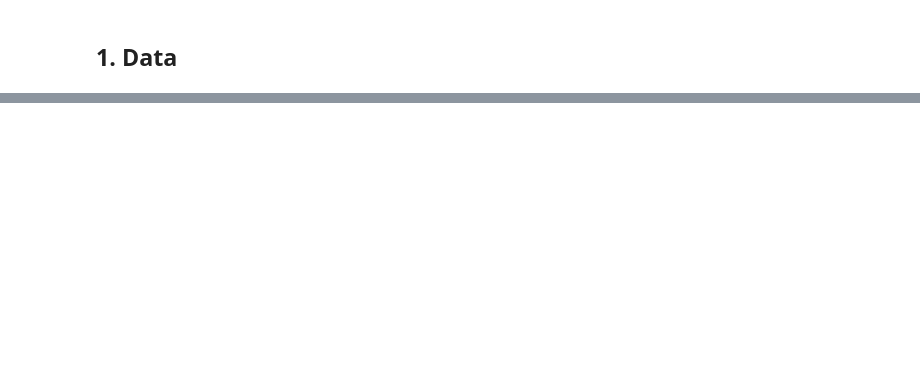
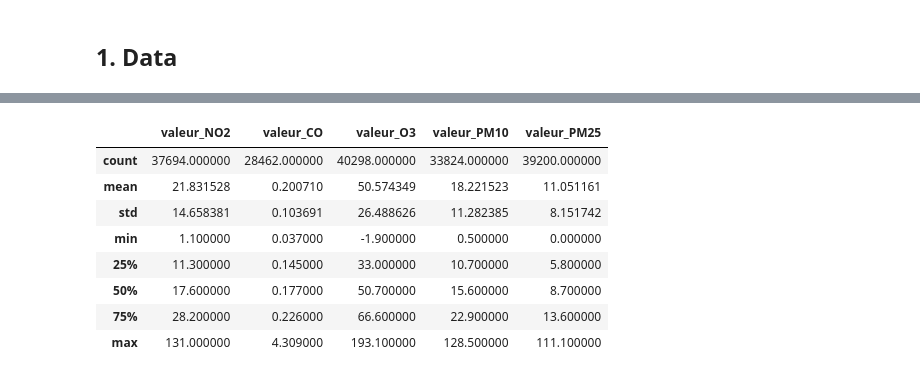
Before and after one commit to dorabijvoet/kaggle_air_quality_capgemini, a Jupyter notebook: notebooks/eda.ipynb, the cells around one changed output, grey strips where cells are left out. Cells and saved outputs as stored; diff of their text form; code cells hidden in the pictures; blank space fills up the shorter version.

```diff
--- a/notebooks/eda.ipynb
+++ b/notebooks/eda.ipynb
@@ -40,0 +47,12 @@ df
+# %%
+df.describe()
+# %% [output]
+|  | valeur_NO2 | valeur_CO | valeur_O3 | valeur_PM10 | valeur_PM25 |
+| count | 37694.000000 | 28462.000000 | 40298.000000 | 33824.000000 | 39200.000000 |
+| mean | 21.831528 | 0.200710 | 50.574349 | 18.221523 | 11.051161 |
+| std | 14.658381 | 0.103691 | 26.488626 | 11.282385 | 8.151742 |
+| min | 1.100000 | 0.037000 | -1.900000 | 0.500000 | 0.000000 |
+| 25% | 11.300000 | 0.145000 | 33.000000 | 10.700000 | 5.800000 |
+| 50% | 17.600000 | 0.177000 | 50.700000 | 15.600000 | 8.700000 |
+| 75% | 28.200000 | 0.226000 | 66.600000 | 22.900000 | 13.600000 |
+| max | 131.000000 | 4.309000 | 193.100000 | 128.500000 | 111.100000 |
```
Also changed, not shown: parts of 9 cells of this notebook, 1 other file.
